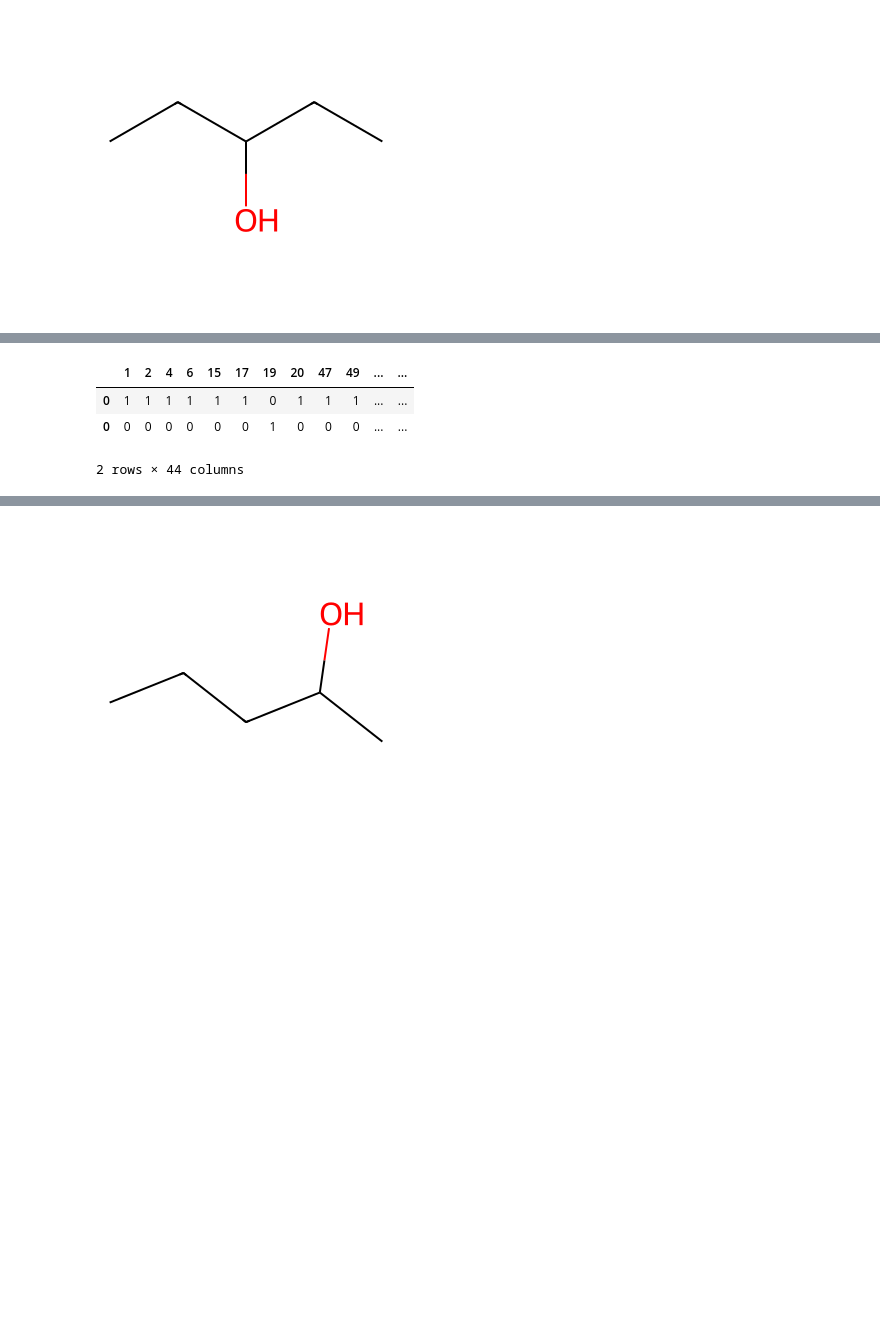
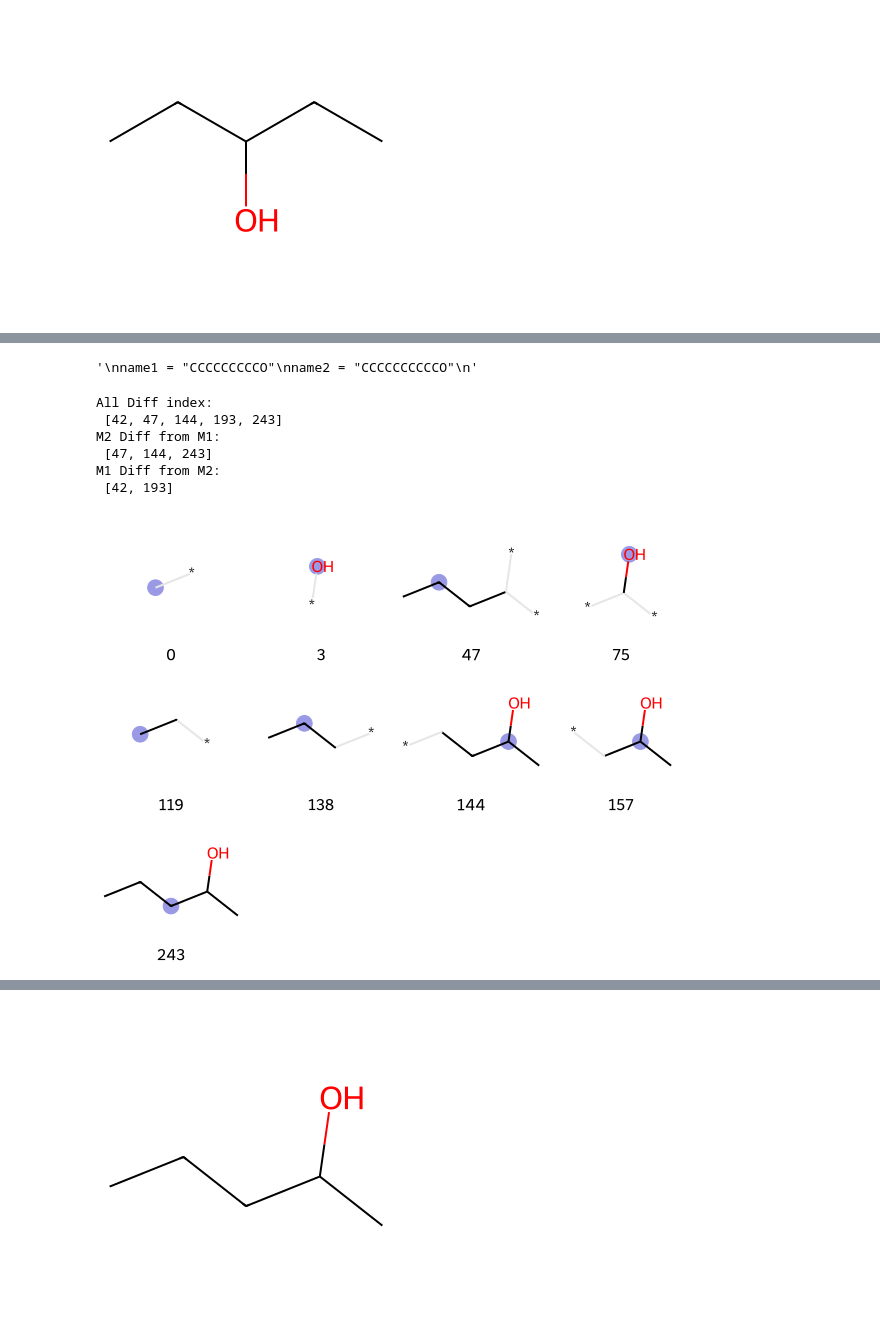
Before and after one commit to Sawahiko/SMILE_to_Feature, a Jupyter notebook: Showcase_2Sub_Diff Feature.ipynb, the cells around one changed output, grey strips where cells are left out. Drawn from its saved outputs; the diff is of its cells as text; code cells hidden in the pictures; blank space fills up the shorter version.

Commit message:
MACCCS+Morgan+208desciptor

```diff
--- a/Showcase_2Sub_Diff Feature.ipynb
+++ b/Showcase_2Sub_Diff Feature.ipynb
@@ -183,41 +197,8 @@ def SmileToMorganFP(smiles):
 # %%
-name1 = "CCCCN1C=C[N+](=C1)C.CC1=CC=C(C=C1)S(=O)(=O)[O-]"
-name2 = "C=CC#CC=C"
-
+# STEP 0
 '''
-# STEP 1.1
-data = {
-  "SMILE": [name1, name2]
-}
-TEST_X = pd.DataFrame(data)
-TEST_X["molecule"] = TEST_X["SMILE"].apply(lambda x: Chem.MolFromSmiles(x))
-# Generate Morgan Fingerprint
-TEST_X["morgan_fp"] = TEST_X["molecule"].apply(lambda x: rdMolDescriptors.GetMorganFingerprintAsBitVect(x, radius=4, nBits=250, useFeatures=True, useChirality=True))
-
-
-TEST_X2 = []
-for i in range(TEST_X.shape[0]):
-    array = np.array(TEST_X["morgan_fp"][i])
-    datafram_i = pd.DataFrame(array)
-    datafram_i = datafram_i.T
-    TEST_X2.append(datafram_i)
-TEST_X3 = pd.concat(TEST_X2, ignore_index=True)
+name1 = "CCCCCCCCCO"
+name2 = "CCCCCCCCCCO"
 '''
-# STEP 1.2
-# Concat dataFrame
-fp1 = SmileToMorganFP(name1)
-fp2 = SmileToMorganFP(name2)
-fp_df = pd.concat([fp1,fp2])
-
-# STEP 2
-# Find Diff Feature
-test = fp_df.diff()[1:]
-zero_mask = test.eq(0)
-zero_mask2=test.drop(columns=zero_mask.columns[(zero_mask == True).any()])
-zero_mask3=fp_df[zero_mask2.columns]
-zero_mask3
 # %% [output]
-|  | 1 | 2 | 4 | 6 | 15 | 17 | 19 | 20 | 47 | 49 | ... | ... |
-| 0 | 1 | 1 | 1 | 1 | 1 | 1 | 0 | 1 | 1 | 1 | ... | ... |
-| 0 | 0 | 0 | 0 | 0 | 0 | 0 | 1 | 0 | 0 | 0 | ... | ... |
-2 rows × 44 columns
+'\nname1 = "CCCCCCCCCO"\nname2 = "CCCCCCCCCCO"\n'
@@ -223,0 +209,29 @@ zero_mask3
+# %%
+# STEP 2
+# Find Diff Feature
+
+fp_bit1=fp1[1]
+fp_bit2=fp2[1]
+all_diff = set(fp_bit1).symmetric_difference(set(fp_bit2))
+diff2_from1 = set(fp_bit1)-set(fp_bit2)
+diff1_from2 = set(fp_bit2)-set(fp_bit1)
+
+#print("M1 is ", smiles_to_iupac(name1)   )
+#print("M2 is ",  smiles_to_iupac(name2)  )
+print("All Diff index: \n", sorted(all_diff))
+print("M2 Diff from M1: \n", sorted(diff2_from1))
+print("M1 Diff from M2: \n", sorted(diff1_from2))
+# %% [output]
+All Diff index:
+ [42, 47, 144, 193, 243]
+M2 Diff from M1:
+ [47, 144, 243]
+M1 Diff from M2:
+ [42, 193]
+# %%
+onbits = {}
+mf = rdMolDescriptors.GetMorganFingerprintAsBitVect(m1, radius=4, nBits=250, useFeatures=True, useChirality=True, bitInfo=onbits)
+all_fragments = [(m1, x, onbits) for x in mf.GetOnBits()]
+Draw.DrawMorganBits(all_fragments[:],molsPerRow=4, legends=[str(x) for x in mf.GetOnBits()][:])
+# %% [output]
+[figure, added]
```
Also changed, not shown: parts of 19 cells of this notebook, 3 other files.
